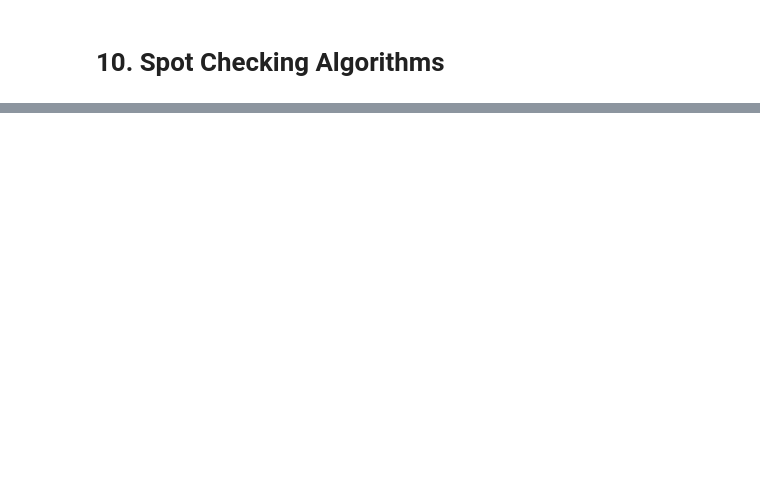
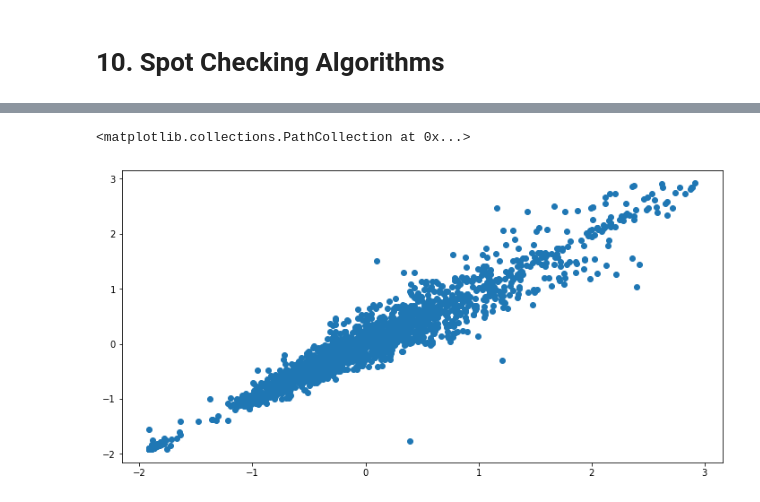
Before and after one commit to pranav-2410/Exploratory-data-analysis-of-car-features, a Jupyter notebook: Project_ML.ipynb, the cells around one changed output, grey strips where cells are left out. Drawn from its saved outputs; the diff is of its cells as text; code cells hidden in the pictures; blank space fills up the shorter version.

```diff
--- a/Project_ML.ipynb
+++ b/Project_ML.ipynb
@@ -645,0 +666,7 @@ Root Mean Squared Error: 8355.917623458397
+# %%
+#visualising the result using scatterplot
+plt.subplots(figsize=(12,6))
+plt.scatter(y_test, y_pred)
+# %% [output]
+<matplotlib.collections.PathCollection at 0x...>
+[figure, added]
```
Also changed, not shown: parts of 39 cells of this notebook.
